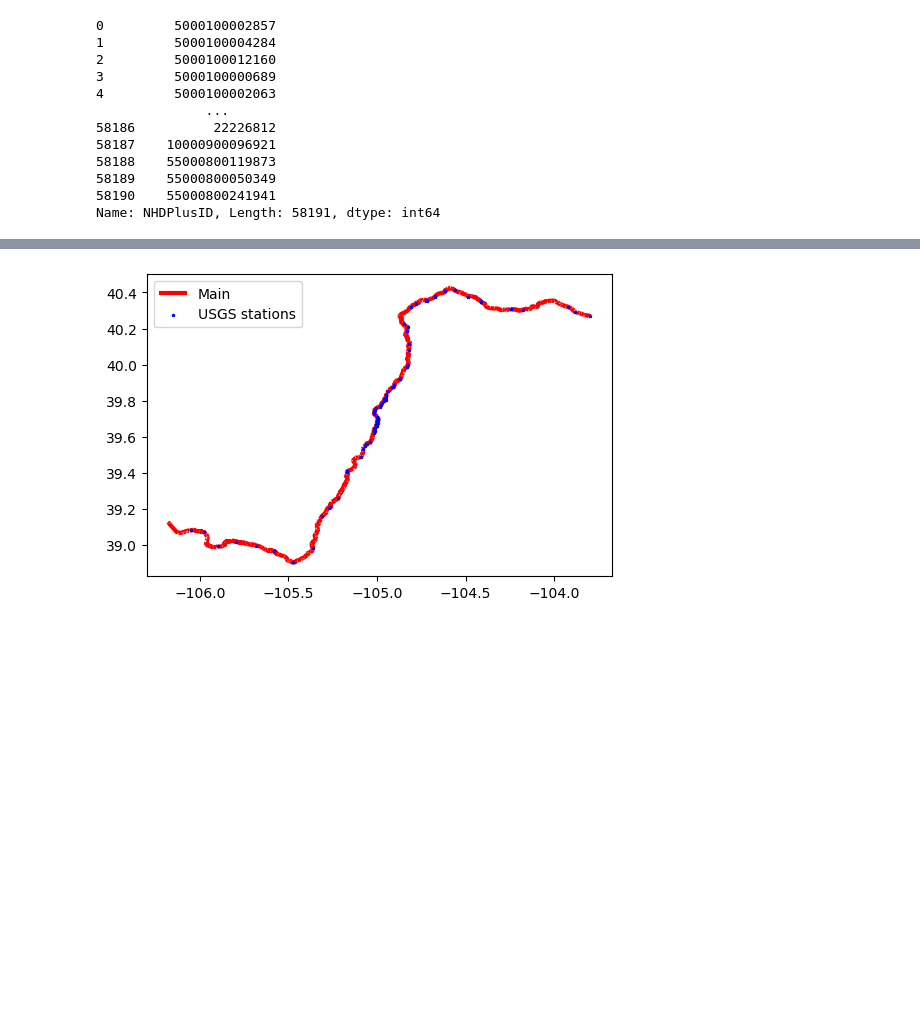
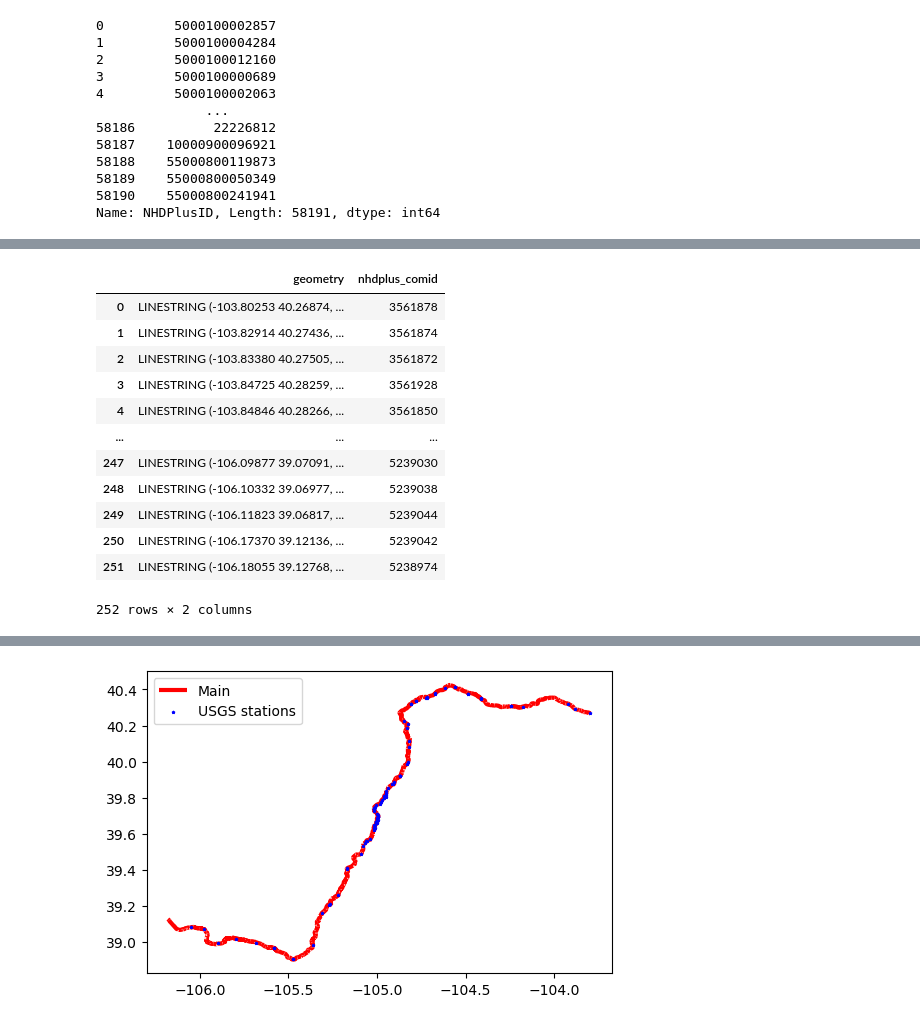
Before and after one commit to rmcd-mscb/onhm2thredds, a Jupyter notebook: notebook/getnhm_segment.ipynb, the cells around one changed output, grey strips where cells are left out. Cells and saved outputs as stored; diff of their text form; code cells hidden in the pictures; blank space fills up the shorter version.

```diff
--- a/notebook/getnhm_segment.ipynb
+++ b/notebook/getnhm_segment.ipynb
@@ -49,6 +125,22 @@ st_all = NLDI().navigate_byid(fsource="nwissite",
                              navigation="upstreamMain",
                              source="nwissite",
                              distance=5000)
+# %%
+flw_main
+# %% [output]
+|  | geometry | nhdplus_comid |
+| 0 | LINESTRING (-103.80253 40.26874, ... | 3561878 |
+| 1 | LINESTRING (-103.82914 40.27436, ... | 3561874 |
+| 2 | LINESTRING (-103.83380 40.27505, ... | 3561872 |
+| 3 | LINESTRING (-103.84725 40.28259, ... | 3561928 |
+| 4 | LINESTRING (-103.84846 40.28266, ... | 3561850 |
+| ... | ... | ... |
+| 247 | LINESTRING (-106.09877 39.07091, ... | 5239030 |
+| 248 | LINESTRING (-106.10332 39.06977, ... | 5239038 |
+| 249 | LINESTRING (-106.11823 39.06817, ... | 5239044 |
+| 250 | LINESTRING (-106.17370 39.12136, ... | 5239042 |
+| 251 | LINESTRING (-106.18055 39.12768, ... | 5238974 |
+252 rows × 2 columns
 # %%
 st_all
 # %% [output]
```
Also changed, not shown: parts of 30 cells of this notebook.
